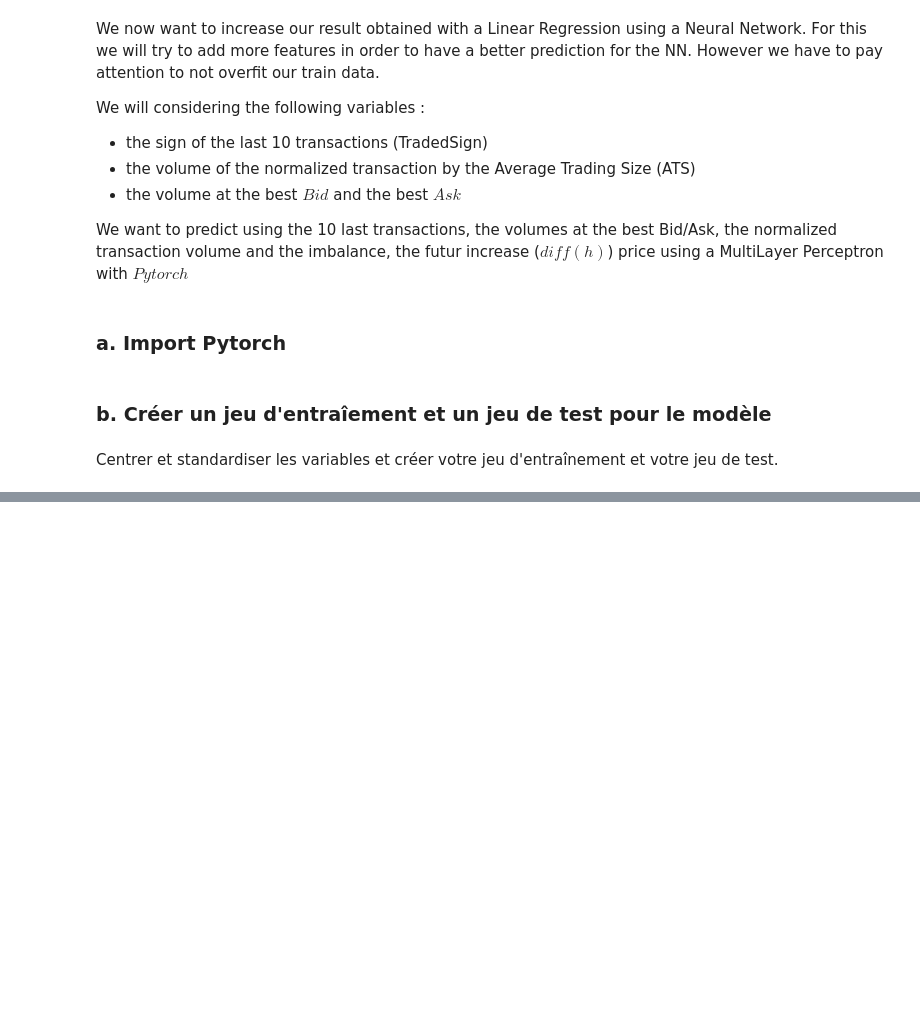
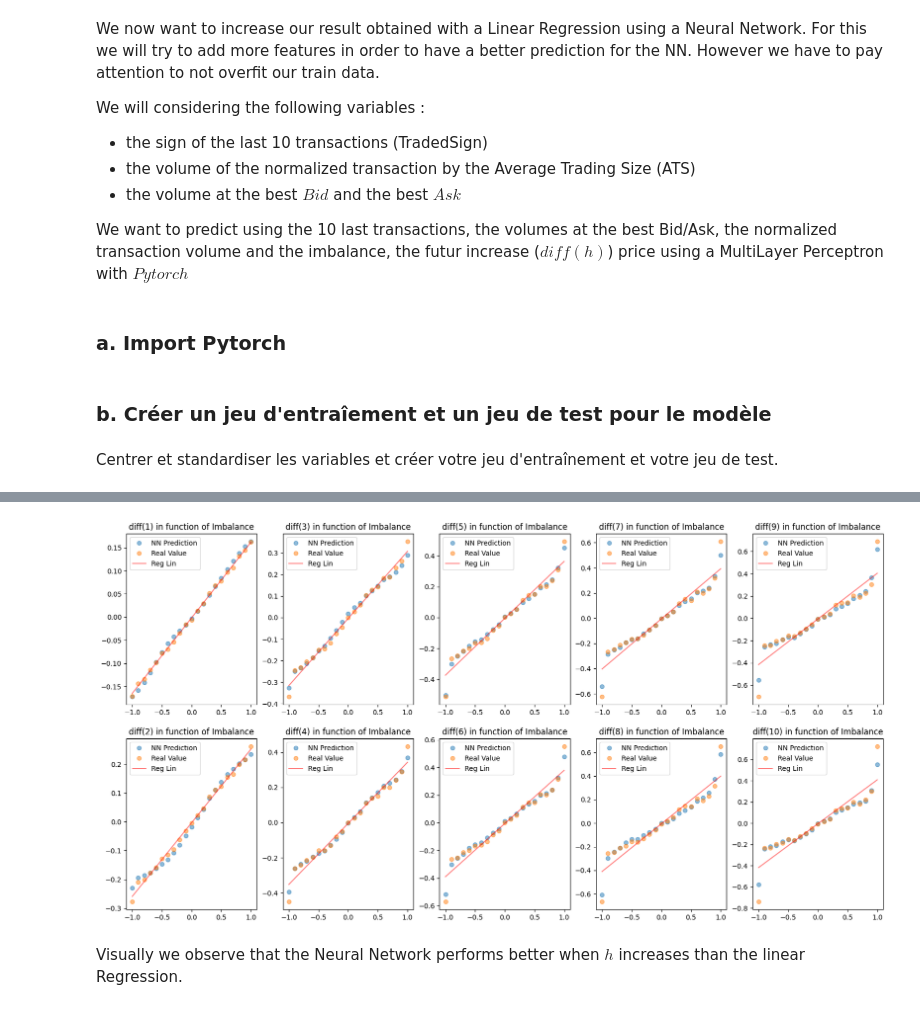
Before and after one commit to hedsto/predictive-power-of-imbalance, a Jupyter notebook: predictive_power_of_imbalance.ipynb, the cells around one changed output, grey strips where cells are left out. Cells and saved outputs as stored; diff of their text form; code cells hidden in the pictures; blank space fills up the shorter version.

```diff
--- a/predictive_power_of_imbalance.ipynb
+++ b/predictive_power_of_imbalance.ipynb
@@ -192,0 +437,50 @@ Comment pourriez-vous améliorer ce résultat ?
+# %%
+Y_pred_df = pd.DataFrame()
+for k in range(10):
+    Y_pred_df[f'diff({k+1})'] = Y_train_pred_list[k]
+
+Y_true_df = pd.DataFrame()
+for k in range(10):
+    Y_true_df[f'diff({k+1})'] = Y_train[:, k]
+
+Imbalance_df = pd.DataFrame()
+Imbalance_df['Imbalance'] = X_train[:, 0].detach().numpy()
+
+df_total_true = pd.concat([Imbalance_df, Y_true_df], axis=1)
+df_total_pred = pd.concat([Imbalance_df, Y_pred_df], axis=1)
+
+df_total_true_groupby = df_total_true.groupby('Imbalance').mean()
+df_total_pred_groupby = df_total_pred.groupby('Imbalance').mean()
+# %%
+scores_NN = {}
+scores_reglin = {}
+
+fig, axes = plt.subplots(2, 5, figsize=(20, 10))
+
+for k in range(10) :
+
+  #NN
+  axes[k%2,k//2].plot(df_total_pred_groupby.index, df_total_pred_groupby[f'diff({k+1})'], label='NN Prediction', marker='o', linestyle='None', alpha=0.5)
+  axes[k%2,k//2].legend()
+  axes[k%2,k//2].set_title(f'NN prediction : diff({k+1}) in function of Imbalance')
+
+  scores_NN[f'diff({k+1})'] = r2_score(df_total_true_groupby[f'diff({k+1})'], df_total_pred_groupby[f'diff({k+1})'])
+
+  #Reg lin
+  axes[k%2,k//2].plot(df_total_true_groupby.index, df_total_true_groupby[f'diff({k+1})'], label='Real Value', marker='o', linestyle='None', alpha=0.5)
+
+  x_ref = df_total_true_groupby.index.to_numpy()
+  y_ref = df_total_true_groupby[f'diff({k+1})']
+  x_ref = x_ref.reshape(-1, 1)
+  linear_regression = LinearRegression(fit_intercept=True).fit(x_ref, y_ref)
+  y_predict = linear_regression.predict(x)
+  axes[k%2,k//2].plot(np.array(x_ref), y_predict, color='red', label='Reg Lin', alpha=0.5)
+  axes[k%2,k//2].legend()
+  axes[k%2,k//2].set_title(f'diff({k+1}) in function of Imbalance')
+
+  scores_reglin[f'diff({k+1})'] = linear_regression.score(x_ref,y_ref)
+plt.show()
+# %% [output]
+[figure, added]
+# %% [markdown]
+Visually we observe that the Neural Network performs better when $h$ increases than the linear Regression.
```
Also changed, not shown: parts of 44 cells of this notebook.
